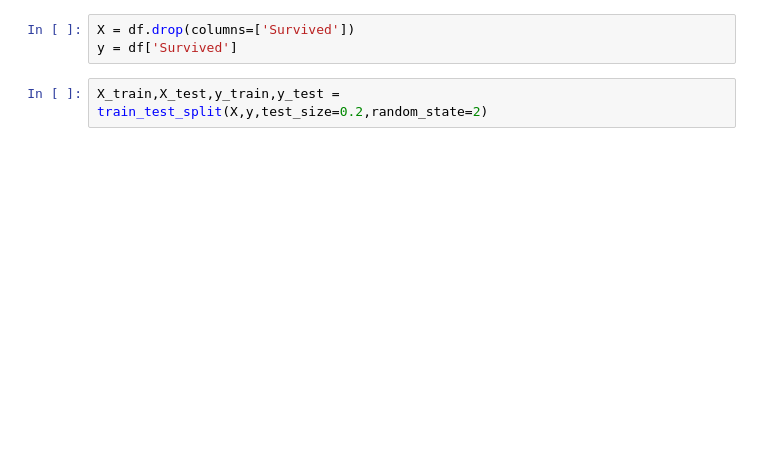
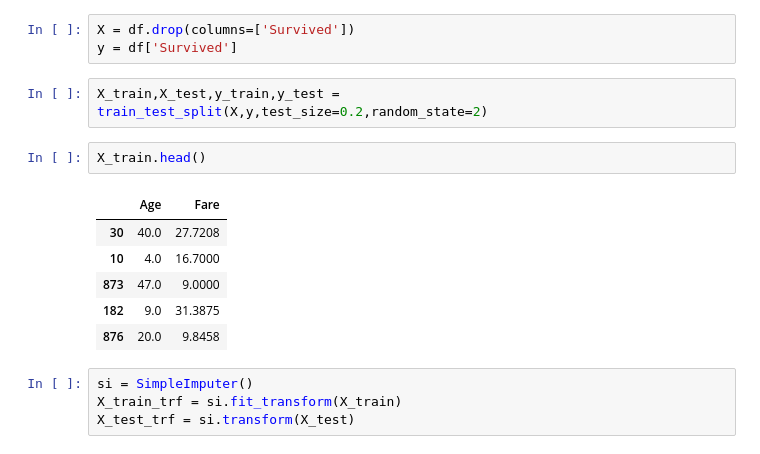
Before and after one commit to aashutoshkumarbhardwaj/today1, a Jupyter notebook: day38.ipynb, the cells around one changed output. Cells and saved outputs as stored; diff of their text form; blank space fills up the shorter version.

```diff
--- a/day38.ipynb
+++ b/day38.ipynb
@@ -34,3 +23,16 @@ X = df.drop(columns=['Survived'])
 y = df['Survived']
 # %%
 X_train,X_test,y_train,y_test = train_test_split(X,y,test_size=0.2,random_state=2)
+# %%
+X_train.head()
+# %% [output]
+|  | Age | Fare |
+| 30 | 40.0 | 27.7208 |
+| 10 | 4.0 | 16.7000 |
+| 873 | 47.0 | 9.0000 |
+| 182 | 9.0 | 31.3875 |
+| 876 | 20.0 | 9.8458 |
+# %%
+si = SimpleImputer()
+X_train_trf = si.fit_transform(X_train)
+X_test_trf = si.transform(X_test)
```
Also changed, not shown: parts of 47 cells of this notebook.
